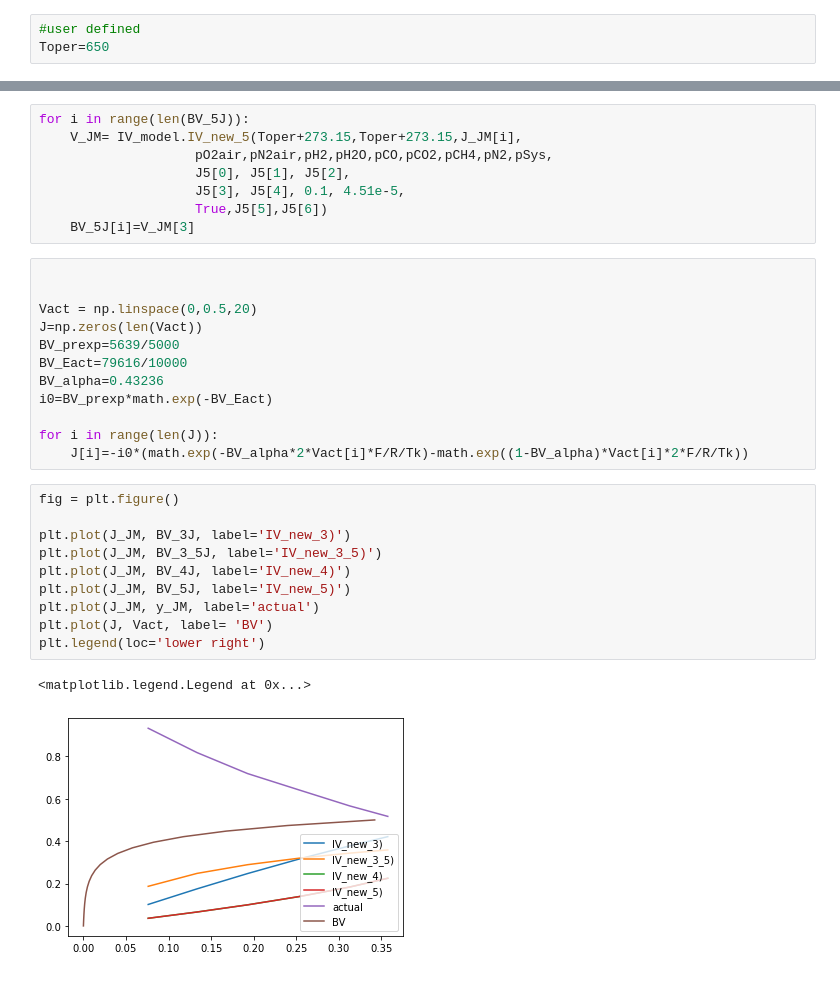
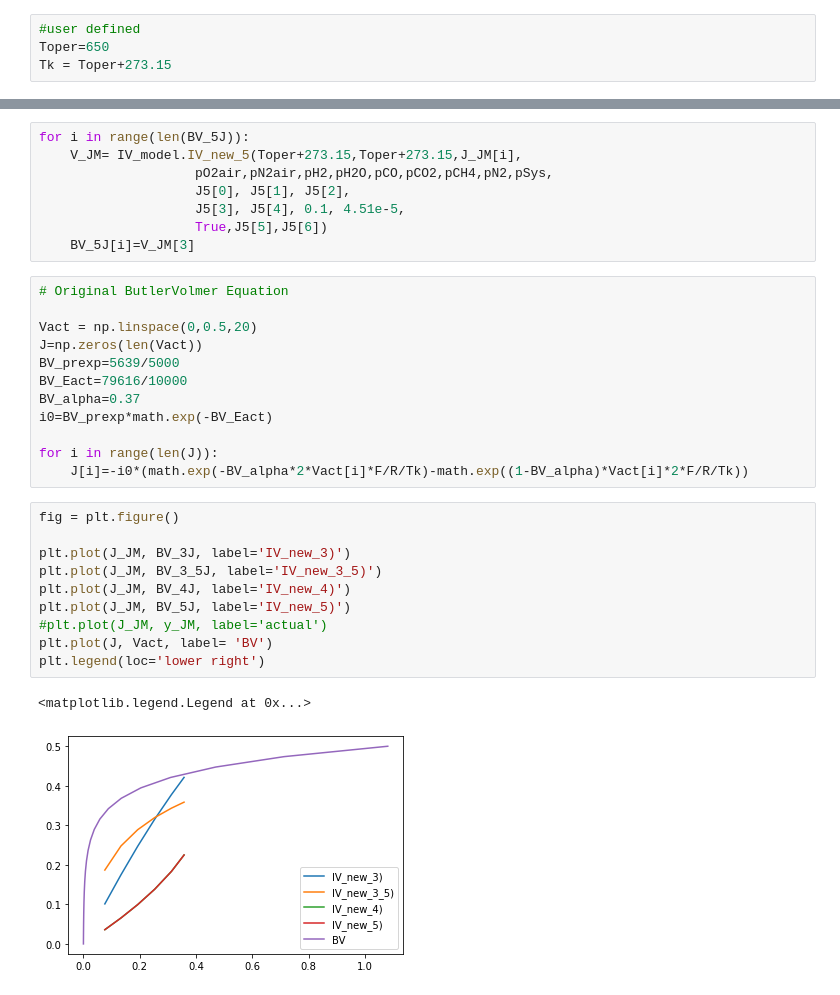
Before and after one commit to NGFC-Lib/NGFC-Lib, a Jupyter notebook: jupyter/Python_IV_Curve/2_IV_Model_Update/Match_Experimental_Data/BV_models_Errors.ipynb, the cells around one changed output, grey strips where cells are left out. Cells and saved outputs as stored; diff of their text form.

Commit message:
Updating Error Graphs

```diff
--- a/jupyter/Python_IV_Curve/2_IV_Model_Update/Match_Experimental_Data/BV_models_Errors.ipynb
+++ b/jupyter/Python_IV_Curve/2_IV_Model_Update/Match_Experimental_Data/BV_models_Errors.ipynb
@@ -77,3 +84,4 @@ B5 = [3.72932228e-01,  5.63899993e+03,  7.96160001e+04, -1.36362672e-01,
 # %%
 #user defined
 Toper=650
+Tk = Toper+273.15
@@ -129,13 +142,13 @@ for i in range(len(BV_5J)):
                     True,J5[5],J5[6])
     BV_5J[i]=V_JM[3]
 # %%
-
+# Original ButlerVolmer Equation
 
 Vact = np.linspace(0,0.5,20)
 J=np.zeros(len(Vact))
 BV_prexp=5639/5000
 BV_Eact=79616/10000
-BV_alpha=0.43236
+BV_alpha=0.37
 i0=BV_prexp*math.exp(-BV_Eact)
 
 for i in range(len(J)):
@@ -143,13 +156,13 @@ for i in range(len(J)):
 # %%
 fig = plt.figure()
 
 plt.plot(J_JM, BV_3J, label='IV_new_3)')
 plt.plot(J_JM, BV_3_5J, label='IV_new_3_5)')
 plt.plot(J_JM, BV_4J, label='IV_new_4)')
 plt.plot(J_JM, BV_5J, label='IV_new_5)')
-plt.plot(J_JM, y_JM, label='actual')
+#plt.plot(J_JM, y_JM, label='actual')
 plt.plot(J, Vact, label= 'BV')
 plt.legend(loc='lower right')
 # %% [output]
 <matplotlib.legend.Legend at 0x...>
-[figure, old version]
+[figure, new version]
```
Also changed, not shown: parts of 29 cells of this notebook.
